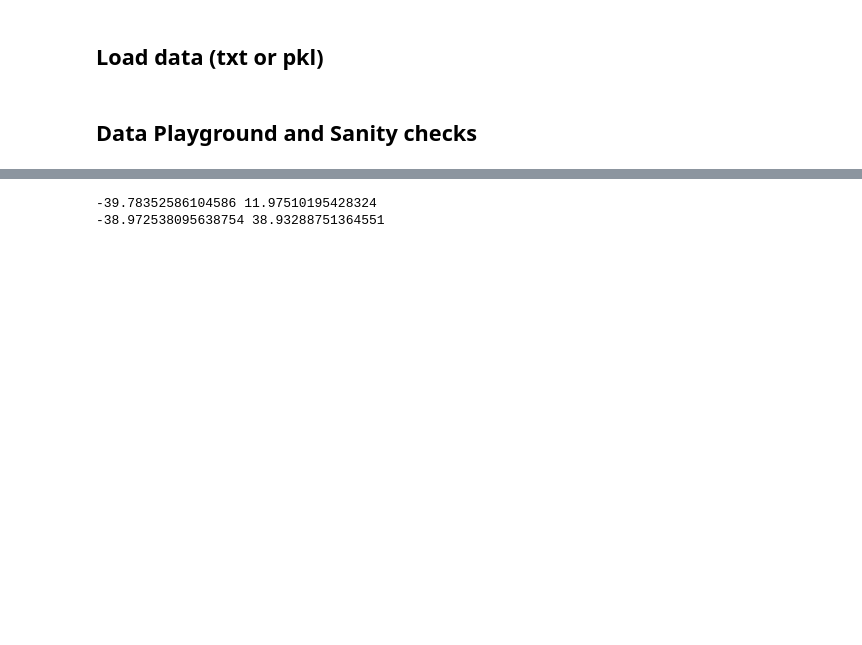
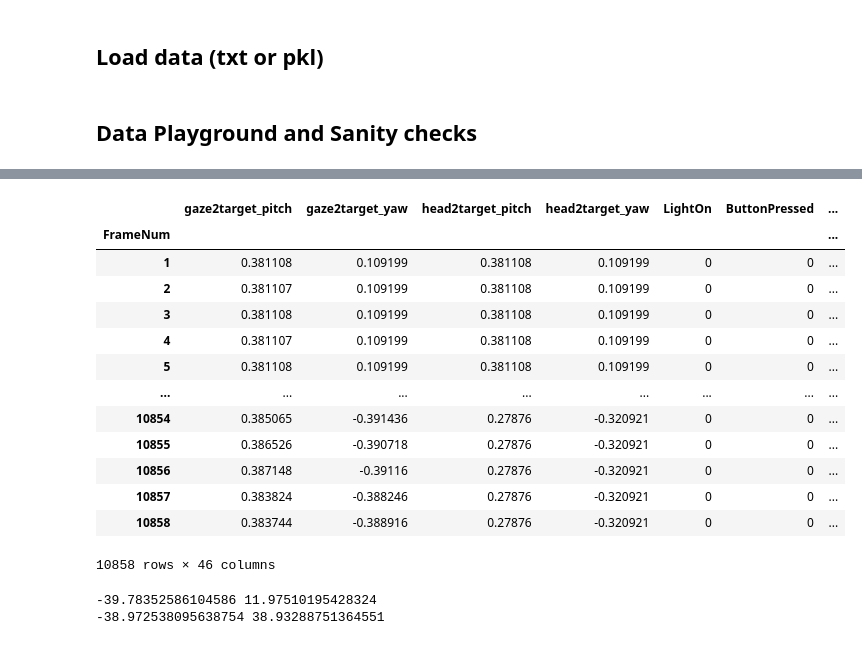
Before and after one commit to HARPLab/dreyevr_recording_analyzer, a Jupyter notebook: periph_rec_analyzer_911.ipynb, the cells around one changed output, grey strips where cells are left out. Drawn from its saved outputs; the diff is of its cells as text; code cells hidden in the pictures; blank space fills up the shorter version.

```diff
--- a/periph_recording_analyser.ipynb
+++ b/periph_rec_analyzer_911.ipynb
@@ -32,7 +32,8 @@ import pickle as pkl
 # %%
 path_to_recording = "C:\\EGLC\\\carla\\PythonAPI\\examples\\recordings\\sud32.txt"
 path_to_recording = "data/george-55.txt"
-path_to_recording = "data/samuel_kim-55.txt"
+path_to_recording = "C://carla//carla.periph//RecordingTxts/george-11.txt"
+
 
 recording_name = Path(path_to_recording).stem
 recdf_pklname = Path("temp_data").joinpath(recording_name+".pkl")
@@ -48,3 +63,20 @@ df1 = df1.convert_dtypes()
+# %%
+df1
+# %% [output]
+|  | gaze2target_pitch | gaze2target_yaw | head2target_pitch | head2target_yaw | LightOn | ButtonPressed | ... |
+| FrameNum |  |  |  |  |  |  | ... |
+| 1 | 0.381108 | 0.109199 | 0.381108 | 0.109199 | 0 | 0 | ... |
+| 2 | 0.381107 | 0.109199 | 0.381108 | 0.109199 | 0 | 0 | ... |
+| 3 | 0.381108 | 0.109199 | 0.381108 | 0.109199 | 0 | 0 | ... |
+| 4 | 0.381107 | 0.109199 | 0.381108 | 0.109199 | 0 | 0 | ... |
+| 5 | 0.381108 | 0.109199 | 0.381108 | 0.109199 | 0 | 0 | ... |
+| ... | ... | ... | ... | ... | ... | ... | ... |
+| 10854 | 0.385065 | -0.391436 | 0.27876 | -0.320921 | 0 | 0 | ... |
+| 10855 | 0.386526 | -0.390718 | 0.27876 | -0.320921 | 0 | 0 | ... |
+| 10856 | 0.387148 | -0.39116 | 0.27876 | -0.320921 | 0 | 0 | ... |
+| 10857 | 0.383824 | -0.388246 | 0.27876 | -0.320921 | 0 | 0 | ... |
+| 10858 | 0.383744 | -0.388916 | 0.27876 | -0.320921 | 0 | 0 | ... |
+10858 rows × 46 columns
 # %%
 gazeRaySplitDF = pd.DataFrame(df1["GazeRay"].to_list(), columns=['gaze_x', 'gaze_y', 'gaze_z'], index=df1.index)
 # print(gazeRaySplitDF)
```
Also changed, not shown: parts of 1 cell of this notebook, 6 other files.
